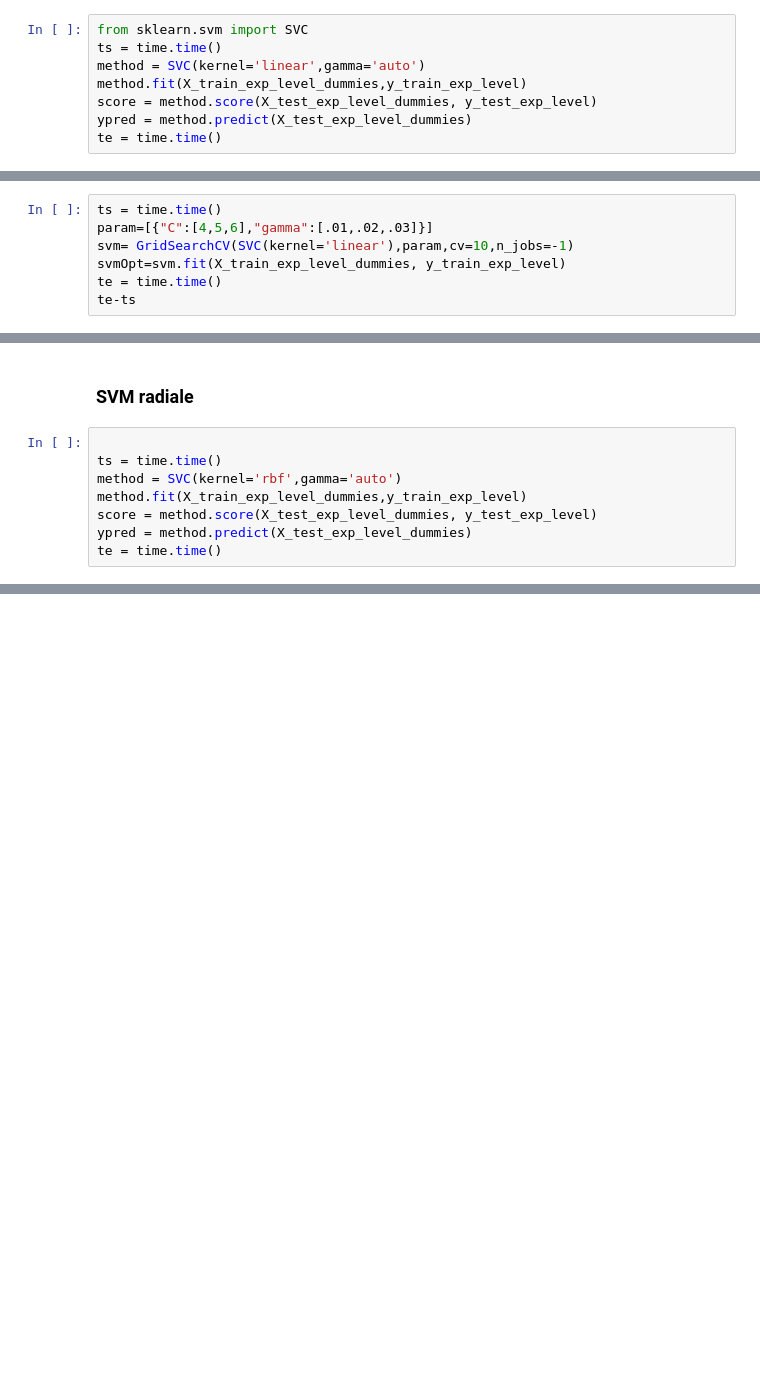
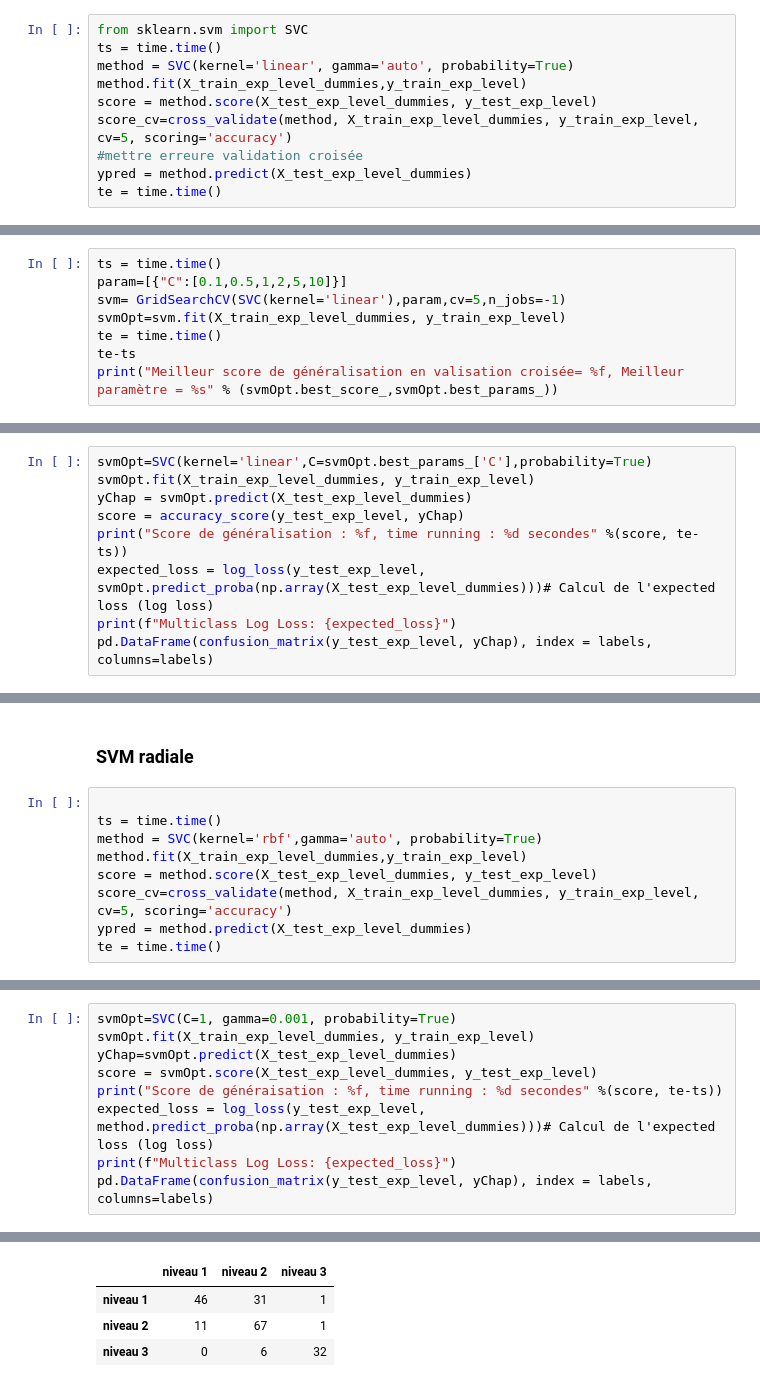
Before and after one commit to Dorianhgn/ProjetML4A, a Jupyter notebook: Experience_Level/Lise/python.ipynb, the cells around one changed output, grey strips where cells are left out. Cells and saved outputs as stored; diff of their text form; blank space fills up the shorter version.

```diff
--- a/Experience_Level/Lise/python.ipynb
+++ b/Experience_Level/Lise/python.ipynb
@@ -498,9 +559,11 @@ Le temps de calcul est très long: 26s contre 0s, cette améloration n'est pas r
 # %%
 from sklearn.svm import SVC
 ts = time.time()
-method = SVC(kernel='linear',gamma='auto')
+method = SVC(kernel='linear', gamma='auto', probability=True)
 method.fit(X_train_exp_level_dummies,y_train_exp_level)
 score = method.score(X_test_exp_level_dummies, y_test_exp_level)
+score_cv=cross_validate(method, X_train_exp_level_dummies, y_train_exp_level, cv=5, scoring='accuracy')
+#mettre erreure validation croisée
 ypred = method.predict(X_test_exp_level_dummies)
 te = time.time()
 # %%
@@ -517,8 +590,9 @@ pas mal meme sans optimisation
 # %%
 ts = time.time()
-param=[{"C":[4,5,6],"gamma":[.01,.02,.03]}]
-svm= GridSearchCV(SVC(kernel='linear'),param,cv=10,n_jobs=-1)
+param=[{"C":[0.1,0.5,1,2,5,10]}]
+svm= GridSearchCV(SVC(kernel='linear'),param,cv=5,n_jobs=-1)
 svmOpt=svm.fit(X_train_exp_level_dummies, y_train_exp_level)
 te = time.time()
 te-ts
+print("Meilleur score de généralisation en valisation croisée= %f, Meilleur paramètre = %s" % (svmOpt.best_score_,svmOpt.best_params_))
 # %% [output]
@@ -546,0 +600,9 @@ performance:
+# %%
+svmOpt=SVC(kernel='linear',C=svmOpt.best_params_['C'],probability=True)
+svmOpt.fit(X_train_exp_level_dummies, y_train_exp_level)
+yChap = svmOpt.predict(X_test_exp_level_dummies)
+score = accuracy_score(y_test_exp_level, yChap)
+print("Score de généralisation : %f, time running : %d secondes" %(score, te-ts))
+expected_loss = log_loss(y_test_exp_level, svmOpt.predict_proba(np.array(X_test_exp_level_dummies)))# Calcul de l'expected loss (log loss)
+print(f"Multiclass Log Loss: {expected_loss}")
+pd.DataFrame(confusion_matrix(y_test_exp_level, yChap), index = labels, columns=labels)
@@ -549,9 +622,10 @@ performance:
 # %%
 
 ts = time.time()
-method = SVC(kernel='rbf',gamma='auto')
+method = SVC(kernel='rbf',gamma='auto', probability=True)
 method.fit(X_train_exp_level_dummies,y_train_exp_level)
 score = method.score(X_test_exp_level_dummies, y_test_exp_level)
+score_cv=cross_validate(method, X_train_exp_level_dummies, y_train_exp_level, cv=5, scoring='accuracy')
 ypred = method.predict(X_test_exp_level_dummies)
 te = time.time()
 # %%
@@ -590,0 +659,10 @@ pd.DataFrame(confusion_matrix(y_test_exp_level, yChap), index = labels, columns=
+# %%
+svmOpt=SVC(C=1, gamma=0.001, probability=True)
+svmOpt.fit(X_train_exp_level_dummies, y_train_exp_level)
+yChap=svmOpt.predict(X_test_exp_level_dummies)
+score = svmOpt.score(X_test_exp_level_dummies, y_test_exp_level)
+print("Score de généraisation : %f, time running : %d secondes" %(score, te-ts))
+expected_loss = log_loss(y_test_exp_level, method.predict_proba(np.array(X_test_exp_level_dummies)))# Calcul de l'expected loss (log loss)
+print(f"Multiclass Log Loss: {expected_loss}")
+pd.DataFrame(confusion_matrix(y_test_exp_level, yChap), index = labels, columns=labels)
+# %% [output]
@@ -591 +671,5 @@ pd.DataFrame(confusion_matrix(y_test_exp_level, yChap), index = labels, columns=
+|  | niveau 1 | niveau 2 | niveau 3 |
+| niveau 1 | 46 | 31 | 1 |
+| niveau 2 | 11 | 67 | 1 |
+| niveau 3 | 0 | 6 | 32 |
 # %% [markdown]
```
Also changed, not shown: parts of 77 cells of this notebook, 1 other file.
